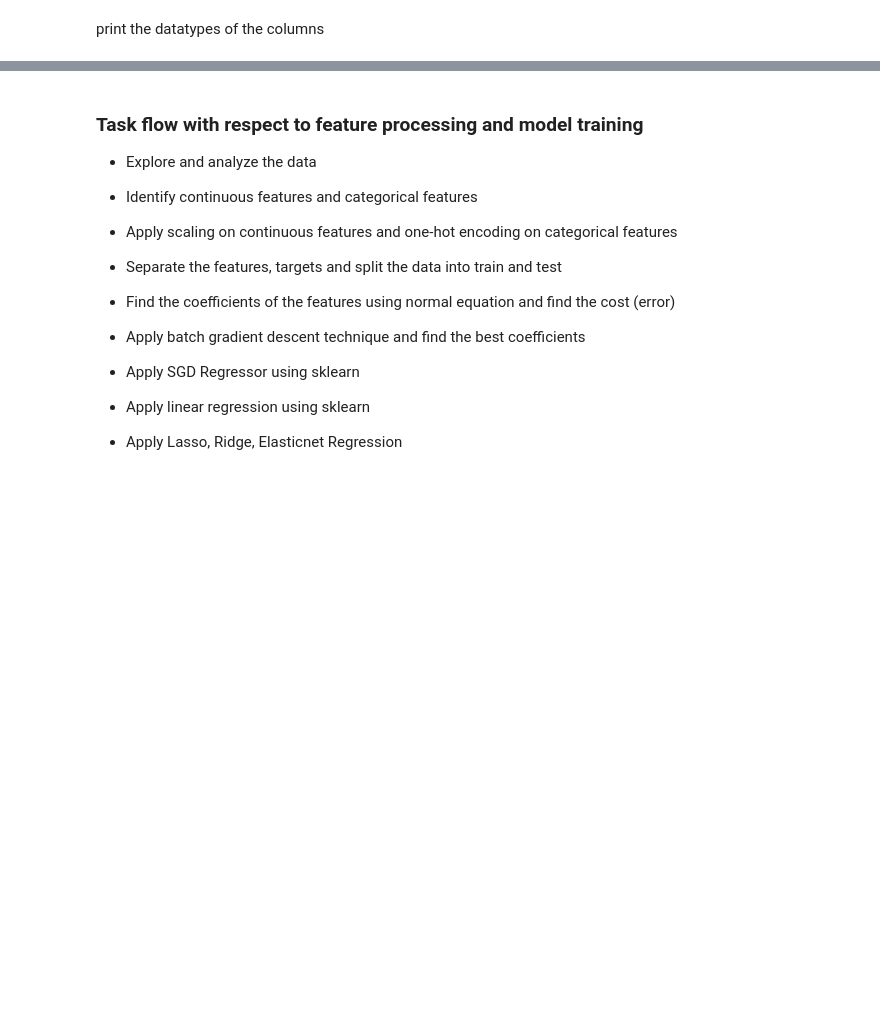
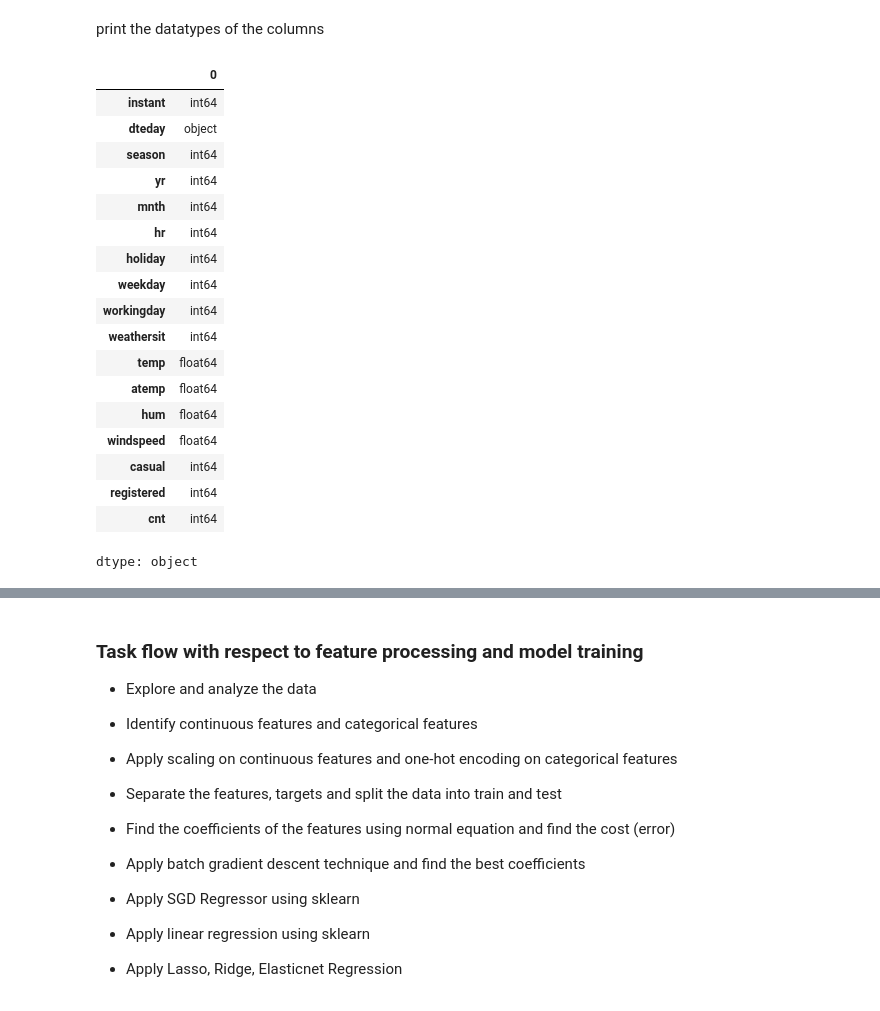
Before and after one commit to techmoksha/iisc-cds-modules, a Jupyter notebook: M2_NB_MiniProject_1_LinearRegression_Regularization.ipynb, the cells around one changed output, grey strips where cells are left out. Drawn from its saved outputs; the diff is of its cells as text; code cells hidden in the pictures; blank space fills up the shorter version.

```diff
--- a/M2_NB_MiniProject_1_LinearRegression_Regularization.ipynb
+++ b/M2_NB_MiniProject_1_LinearRegression_Regularization.ipynb
@@ -120,6 +127,26 @@ df.head()
 print the datatypes of the columns
 # %%
 # YOUR CODE HERE
-[print(df[c].dtype) for c in df.columns]
+df.dtypes
+# %% [output]
+|  | 0 |
+| instant | int64 |
+| dteday | object |
+| season | int64 |
+| yr | int64 |
+| mnth | int64 |
+| hr | int64 |
+| holiday | int64 |
+| weekday | int64 |
+| workingday | int64 |
+| weathersit | int64 |
+| temp | float64 |
+| atemp | float64 |
+| hum | float64 |
+| windspeed | float64 |
+| casual | int64 |
+| registered | int64 |
+| cnt | int64 |
+dtype: object
 # %%
 df['hr'].unique().shape[0]
```
Also changed, not shown: parts of 17 cells of this notebook.
